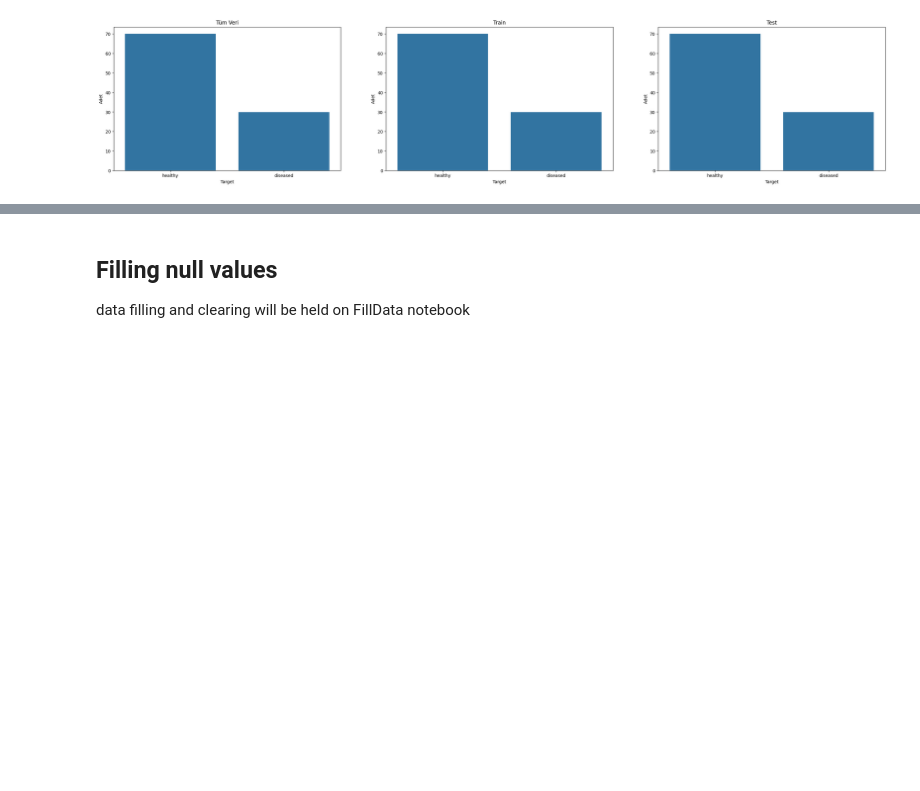
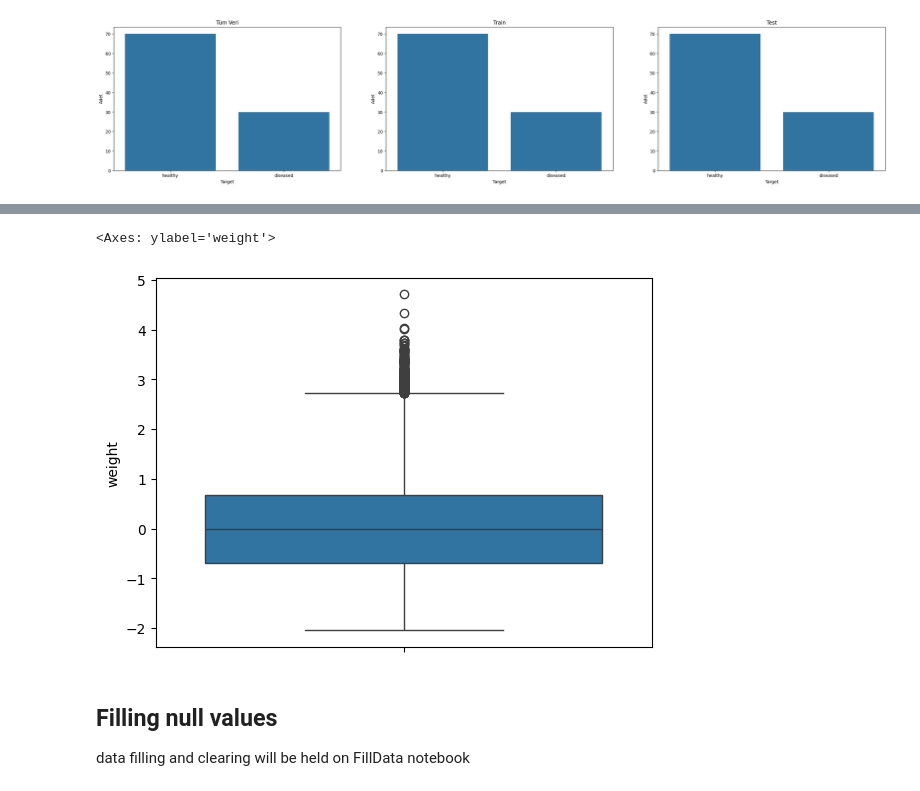
Before and after one commit to OmerTurk1/General-Health-Data-Analysis-and-Management, a Jupyter notebook: health_lifestyle_classification.ipynb, the cells around one changed output, grey strips where cells are left out. Cells and saved outputs as stored; diff of their text form; code cells hidden in the pictures; blank space fills up the shorter version.

```diff
--- a/health_lifestyle_classification.ipynb
+++ b/health_lifestyle_classification.ipynb
@@ -457,3 +480,8 @@ for ax, data, title in zip(axs, datasets, titles):
+# %%
+sns.boxplot(data=Z)
+# %% [output]
+<Axes: ylabel='weight'>
+[figure, added]
 # %% [markdown]
 ## Filling null values
 data filling and clearing will be held on FillData notebook
```
Also changed, not shown: parts of 19 cells of this notebook.
